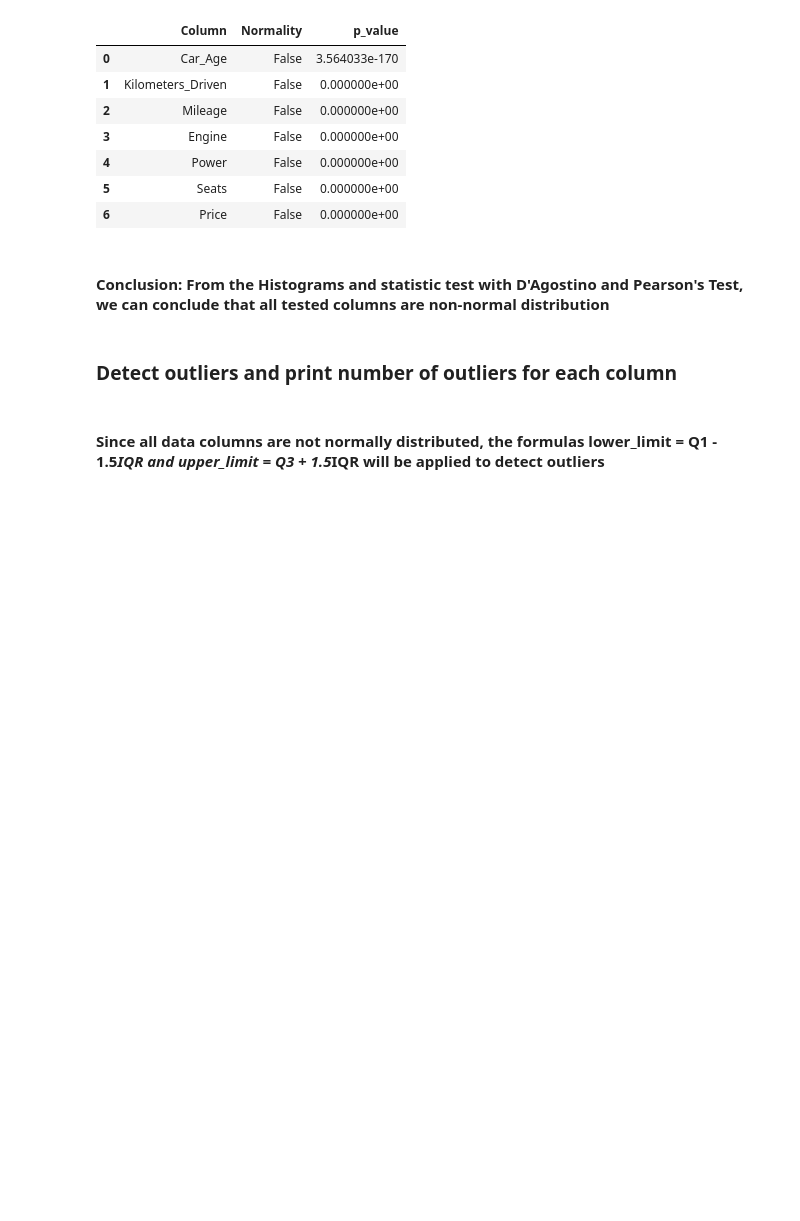
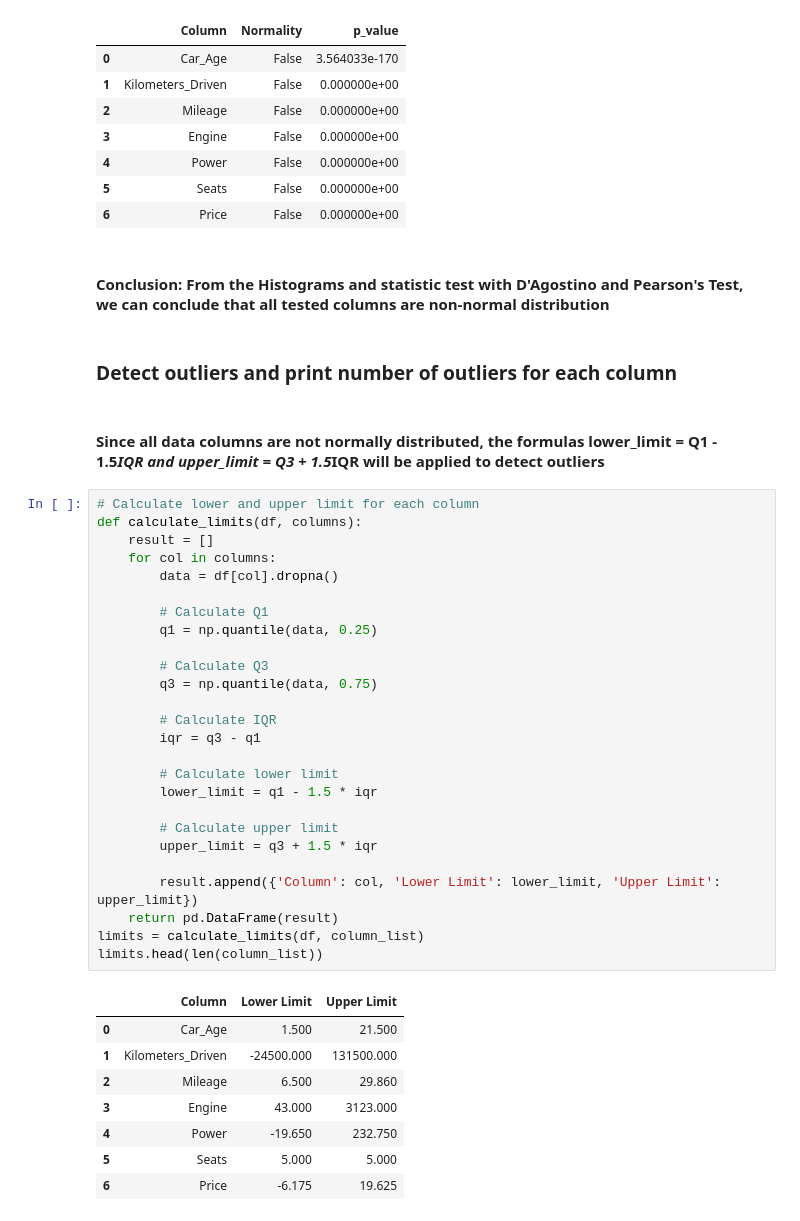
Before and after one commit to thuyluu9595/CMPE-255, a Jupyter notebook: Assignment01.ipynb, the cells around one changed output. Drawn from its saved outputs; the diff is of its cells as text; blank space fills up the shorter version.

```diff
--- a/Assignment01.ipynb
+++ b/Assignment01.ipynb
@@ -289,3 +289,38 @@ normality_test_result.head(len(column_list))
 ### Detect outliers and print number of outliers for each column
 # %% [markdown]
 #### Since all data columns are not normally distributed, the formulas lower_limit = Q1 - 1.5*IQR and upper_limit = Q3 + 1.5*IQR will be applied to detect outliers
+# %%
+# Calculate lower and upper limit for each column
+def calculate_limits(df, columns):
+    result = []
+    for col in columns:
+        data = df[col].dropna()
+
+        # Calculate Q1
+        q1 = np.quantile(data, 0.25)
+
+        # Calculate Q3
+        q3 = np.quantile(data, 0.75)
+
+        # Calculate IQR
+        iqr = q3 - q1
+
+        # Calculate lower limit
+        lower_limit = q1 - 1.5 * iqr
+
+        # Calculate upper limit
+        upper_limit = q3 + 1.5 * iqr
+
+        result.append({'Column': col, 'Lower Limit': lower_limit, 'Upper Limit': upper_limit})
+    return pd.DataFrame(result)
+limits = calculate_limits(df, column_list)
+limits.head(len(column_list))
+# %% [output]
+|  | Column | Lower Limit | Upper Limit |
+| 0 | Car_Age | 1.500 | 21.500 |
+| 1 | Kilometers_Driven | -24500.000 | 131500.000 |
+| 2 | Mileage | 6.500 | 29.860 |
+| 3 | Engine | 43.000 | 3123.000 |
+| 4 | Power | -19.650 | 232.750 |
+| 5 | Seats | 5.000 | 5.000 |
+| 6 | Price | -6.175 | 19.625 |
```
Also changed, not shown: parts of 6 cells of this notebook.
